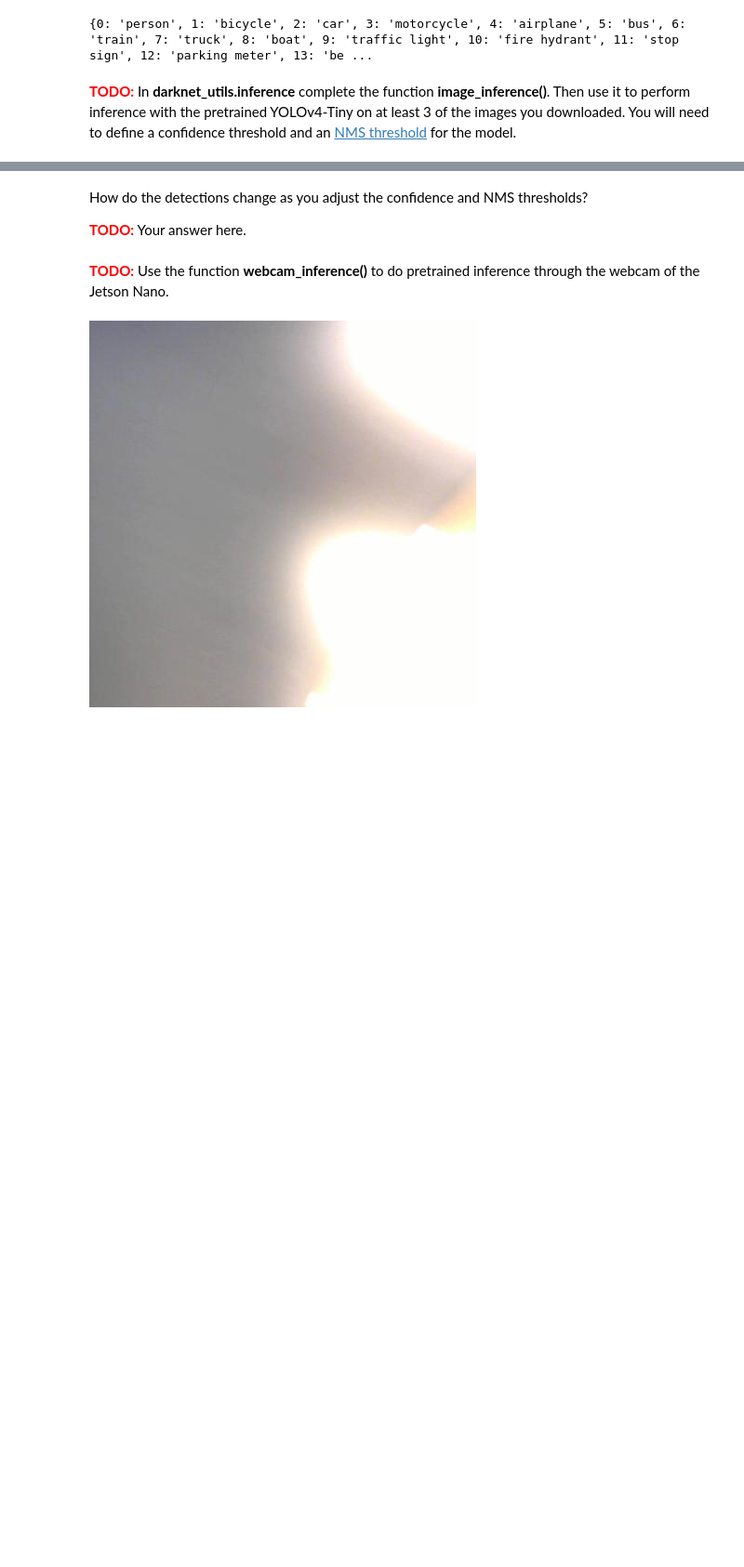
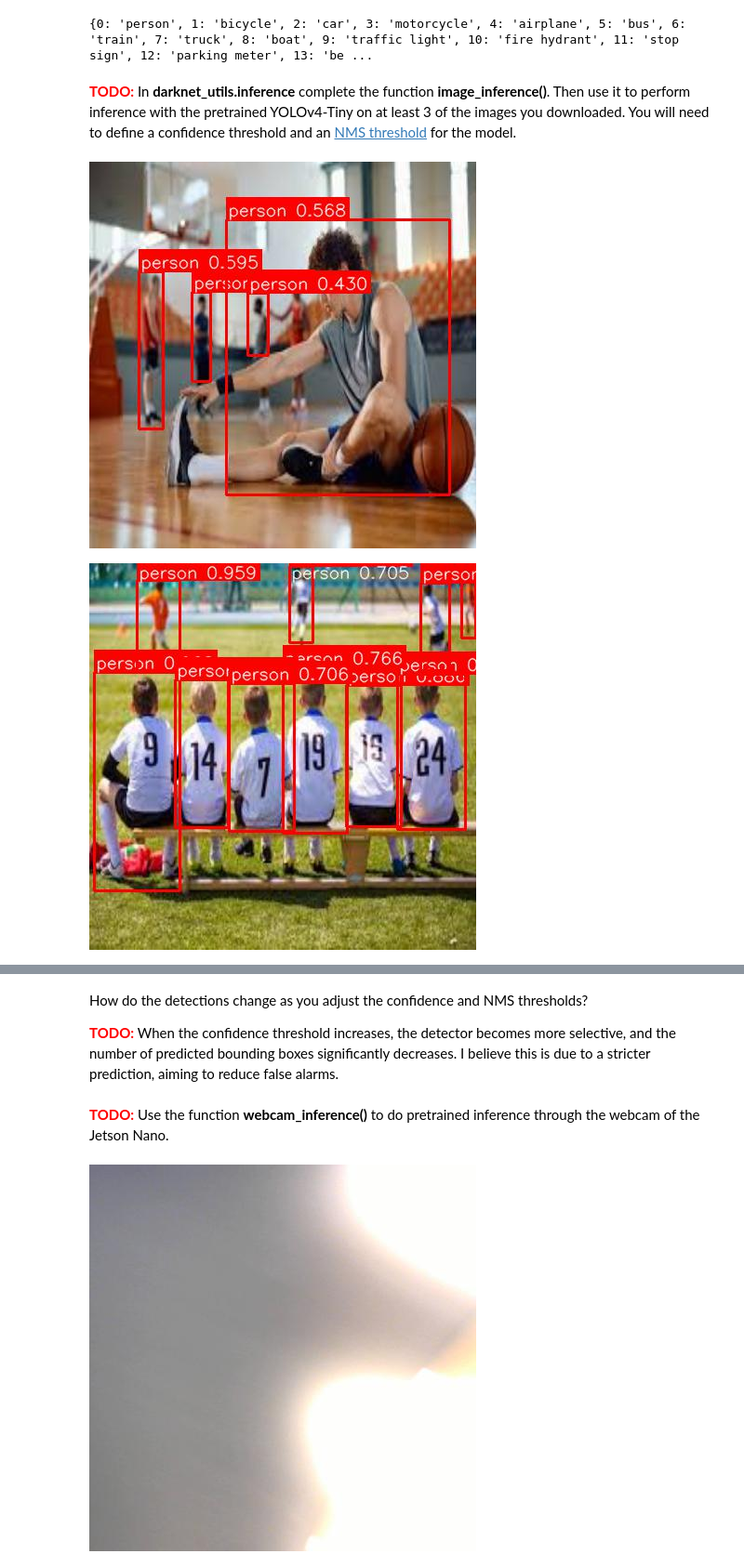
Before and after one commit to Bayice/e6792-2026spring-assign4-xh2707, a Jupyter notebook: WebcamInference.ipynb, the cells around one changed output, grey strips where cells are left out. Shown at 93% size. Drawn from its saved outputs; the diff is of its cells as text; code cells hidden in the pictures; blank space fills up the shorter version.

```diff
--- a/WebcamInference.ipynb
+++ b/WebcamInference.ipynb
@@ -108,22 +108,29 @@ print(class_names)
 # %%
 ###################################################
 # TODO: Complete image_inference() and use it to  #
 #       perform inference on the images you       #
 #       downloaded.                               #
 ###################################################
 CONF_THRESH = 0.4
 NMS_THRESH = 0.4
+
+import glob
+
+image_files = glob.glob('./downloads/**/*.jpg', recursive=True)
 
 for img in image_files[:3]:
     image_inference(
         img,
         pretrained_yolo_tiny,
         CONF_THRESH,
         NMS_THRESH,
         class_names
     )
 
 
 ###################################################
 # END TODO                                        #
 ###################################################
+# %% [output]
+[figure, added]
+[figure, added]
@@ -130,7 +138,7 @@ for img in image_files[:3]:
 # %% [markdown]
 How do the detections change as you adjust the confidence and NMS thresholds?
 
-<font color="red"><strong>TODO:</strong></font>  Your answer here.
+<font color="red"><strong>TODO:</strong></font>  When the confidence threshold increases, the detector becomes more selective, and the number of predicted bounding boxes significantly decreases. I believe this is due to a stricter prediction, aiming to reduce false alarms.
 # %% [markdown]
 <font color="red"><strong>TODO:</strong></font> Use the function **webcam_inference()** to do pretrained inference through the webcam of the Jetson Nano.
 # %%
```
Also changed, not shown: parts of 3 cells of this notebook.
